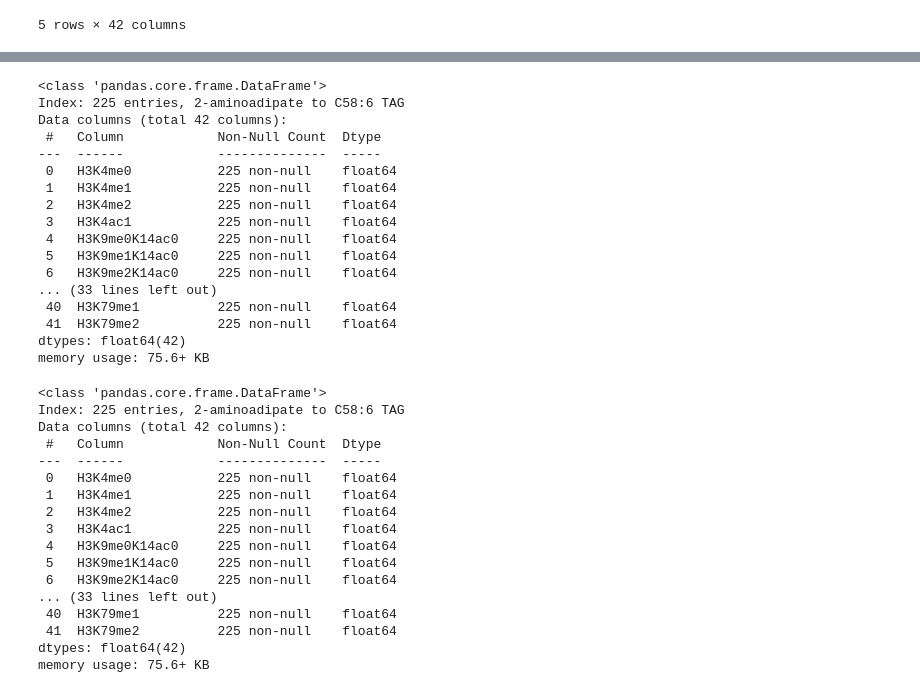
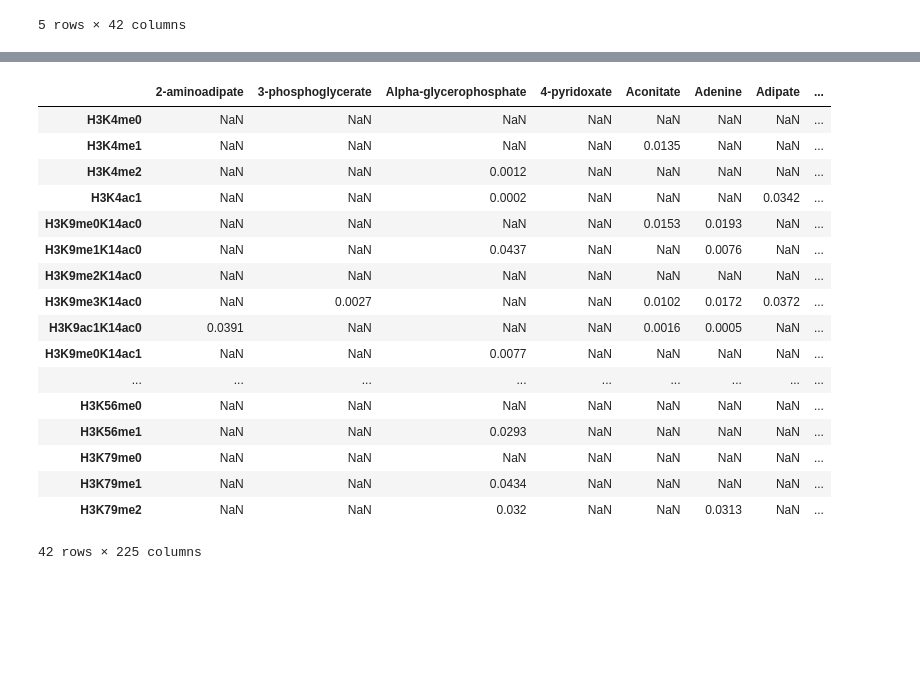
Before and after one commit to sriram-lab/egem, a Jupyter notebook: src/python/EDA/MET2GCP_CORR.ipynb, the cells around one changed output, grey strips where cells are left out. Drawn from its saved outputs; the diff is of its cells as text; code cells hidden in the pictures; blank space fills up the shorter version.

Commit message:
add pvalue

```diff
--- a/src/python/EDA/MET2GCP_CORR.ipynb
+++ b/src/python/EDA/MET2GCP_CORR.ipynb
@@ -152,40 +132,40 @@ corr2.to_csv('corr2.csv')
-# %%
-corr2.info()
-# %% [output]
-<class 'pandas.core.frame.DataFrame'>
-Index: 225 entries, 2-aminoadipate to C58:6 TAG
-Data columns (total 42 columns):
- #   Column            Non-Null Count  Dtype
----  ------            --------------  -----
- 0   H3K4me0           225 non-null    float64
- 1   H3K4me1           225 non-null    float64
- 2   H3K4me2           225 non-null    float64
- 3   H3K4ac1           225 non-null    float64
- 4   H3K9me0K14ac0     225 non-null    float64
- 5   H3K9me1K14ac0     225 non-null    float64
- 6   H3K9me2K14ac0     225 non-null    float64
-... (33 lines left out)
- 40  H3K79me1          225 non-null    float64
- 41  H3K79me2          225 non-null    float64
-dtypes: float64(42)
-memory usage: 75.6+ KB
-# %%
-corr.info()
-# %% [output]
-<class 'pandas.core.frame.DataFrame'>
-Index: 225 entries, 2-aminoadipate to C58:6 TAG
-Data columns (total 42 columns):
- #   Column            Non-Null Count  Dtype
----  ------            --------------  -----
- 0   H3K4me0           225 non-null    float64
- 1   H3K4me1           225 non-null    float64
- 2   H3K4me2           225 non-null    float64
- 3   H3K4ac1           225 non-null    float64
- 4   H3K9me0K14ac0     225 non-null    float64
- 5   H3K9me1K14ac0     225 non-null    float64
- 6   H3K9me2K14ac0     225 non-null    float64
-... (33 lines left out)
- 40  H3K79me1          225 non-null    float64
- 41  H3K79me2          225 non-null    float64
-dtypes: float64(42)
-memory usage: 75.6+ KB
+# %%
+def calculate_pvalues(df,left,right):
+    df = df.dropna()._get_numeric_data()
+    dfcols = pd.DataFrame(columns=df.columns)
+    df1 = left.dropna()._get_numeric_data()
+    df2 = right.dropna()._get_numeric_data()
+    df1cols = pd.DataFrame(columns=df1.columns)
+    df2cols = pd.DataFrame(columns=df2.columns)
+    pvalues = dfcols.transpose().join(dfcols, how='outer')
+    newpvalues = df2cols.transpose().join(df1cols, how='outer')
+    for r in (df.columns):
+        for c in (df.columns):
+            pvalues[r][c] = round(pearsonr(df[r], df[c])[1],4)
+    for r in (df1.columns):
+        for c in (df2.columns):
+            if pvalues[r][c] <= 0.05:
+                newpvalues[r][c] = pvalues[r][c]
+    newpvalues.to_csv('pvalues<0.05.csv')
+    return newpvalues
+
+calculate_pvalues(result,left,right)
+# %% [output]
+|  | 2-aminoadipate | 3-phosphoglycerate | Alpha-glycerophosphate | 4-pyridoxate | Aconitate | Adenine | Adipate | ... |
+| H3K4me0 | NaN | NaN | NaN | NaN | NaN | NaN | NaN | ... |
+| H3K4me1 | NaN | NaN | NaN | NaN | 0.0135 | NaN | NaN | ... |
+| H3K4me2 | NaN | NaN | 0.0012 | NaN | NaN | NaN | NaN | ... |
+| H3K4ac1 | NaN | NaN | 0.0002 | NaN | NaN | NaN | 0.0342 | ... |
+| H3K9me0K14ac0 | NaN | NaN | NaN | NaN | 0.0153 | 0.0193 | NaN | ... |
+| H3K9me1K14ac0 | NaN | NaN | 0.0437 | NaN | NaN | 0.0076 | NaN | ... |
+| H3K9me2K14ac0 | NaN | NaN | NaN | NaN | NaN | NaN | NaN | ... |
+| H3K9me3K14ac0 | NaN | 0.0027 | NaN | NaN | 0.0102 | 0.0172 | 0.0372 | ... |
+| H3K9ac1K14ac0 | 0.0391 | NaN | NaN | NaN | 0.0016 | 0.0005 | NaN | ... |
+| H3K9me0K14ac1 | NaN | NaN | 0.0077 | NaN | NaN | NaN | NaN | ... |
+| ... | ... | ... | ... | ... | ... | ... | ... | ... |
+| H3K56me0 | NaN | NaN | NaN | NaN | NaN | NaN | NaN | ... |
+| H3K56me1 | NaN | NaN | 0.0293 | NaN | NaN | NaN | NaN | ... |
+| H3K79me0 | NaN | NaN | NaN | NaN | NaN | NaN | NaN | ... |
+| H3K79me1 | NaN | NaN | 0.0434 | NaN | NaN | NaN | NaN | ... |
+| H3K79me2 | NaN | NaN | 0.032 | NaN | NaN | 0.0313 | NaN | ... |
+42 rows × 225 columns
```
Also changed, not shown: parts of 6 cells of this notebook.
